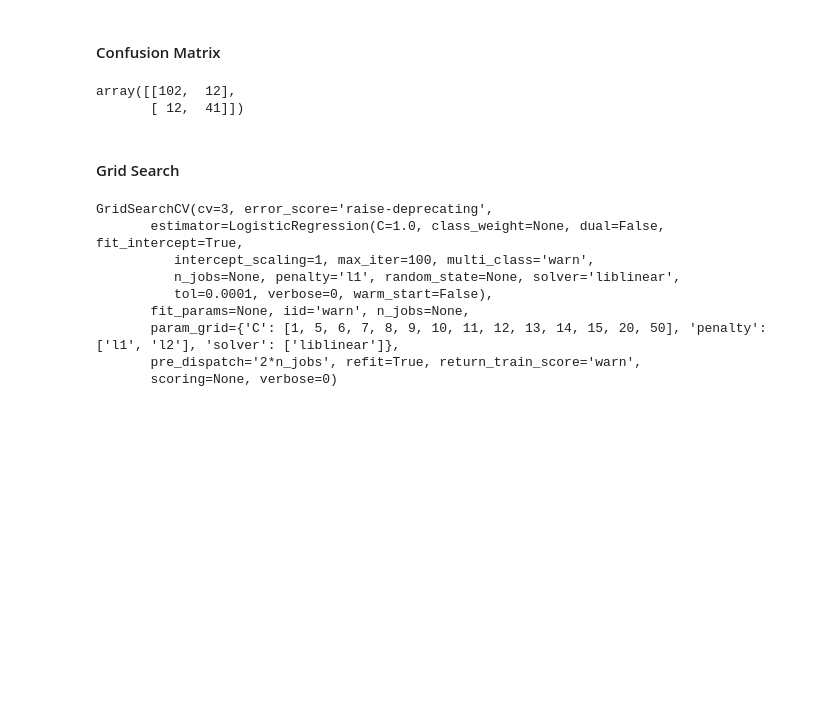
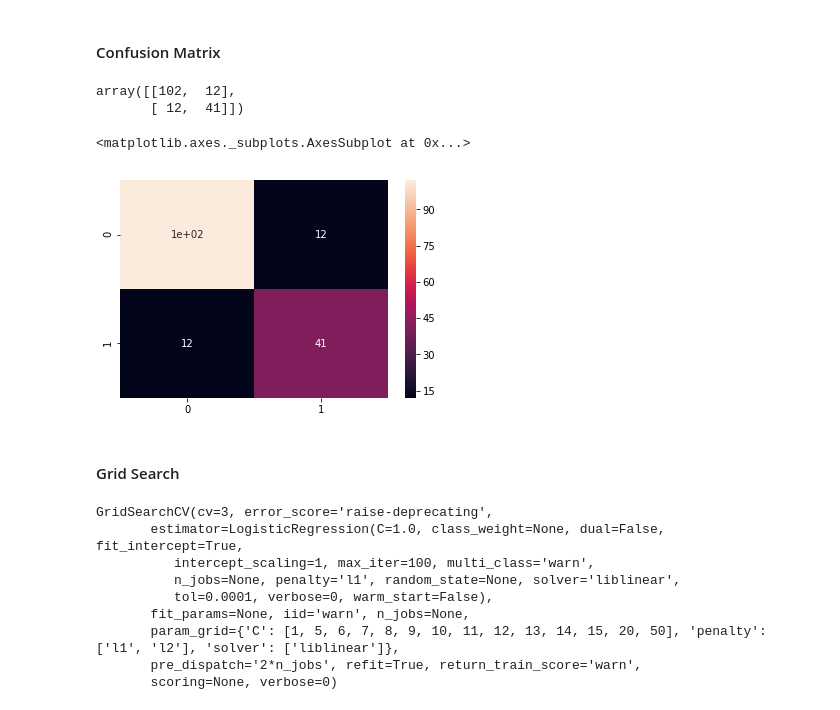
Before and after one commit to quanaibn/CancerDeepLearning, a Jupyter notebook: CancerDeepLearning/Logistic_Regression.ipynb, the cells around one changed output. Drawn from its saved outputs; the diff is of its cells as text; code cells hidden in the pictures; blank space fills up the shorter version.

Commit message:
Added Confusion Matrix

```diff
--- a/CancerDeepLearning/Logistic_Regression.ipynb
+++ b/CancerDeepLearning/Logistic_Regression.ipynb
@@ -251,3 +253,8 @@ array([[102,  12],
+# %%
+sns.heatmap(confusion_matrix(y_combined_test, combined_prediction), annot = True)
+# %% [output]
+<matplotlib.axes._subplots.AxesSubplot at 0x...>
+[figure, added]
 # %% [markdown]
 #### Grid Search
 # %%
```
Also changed, not shown: parts of 1 cell of this notebook.
